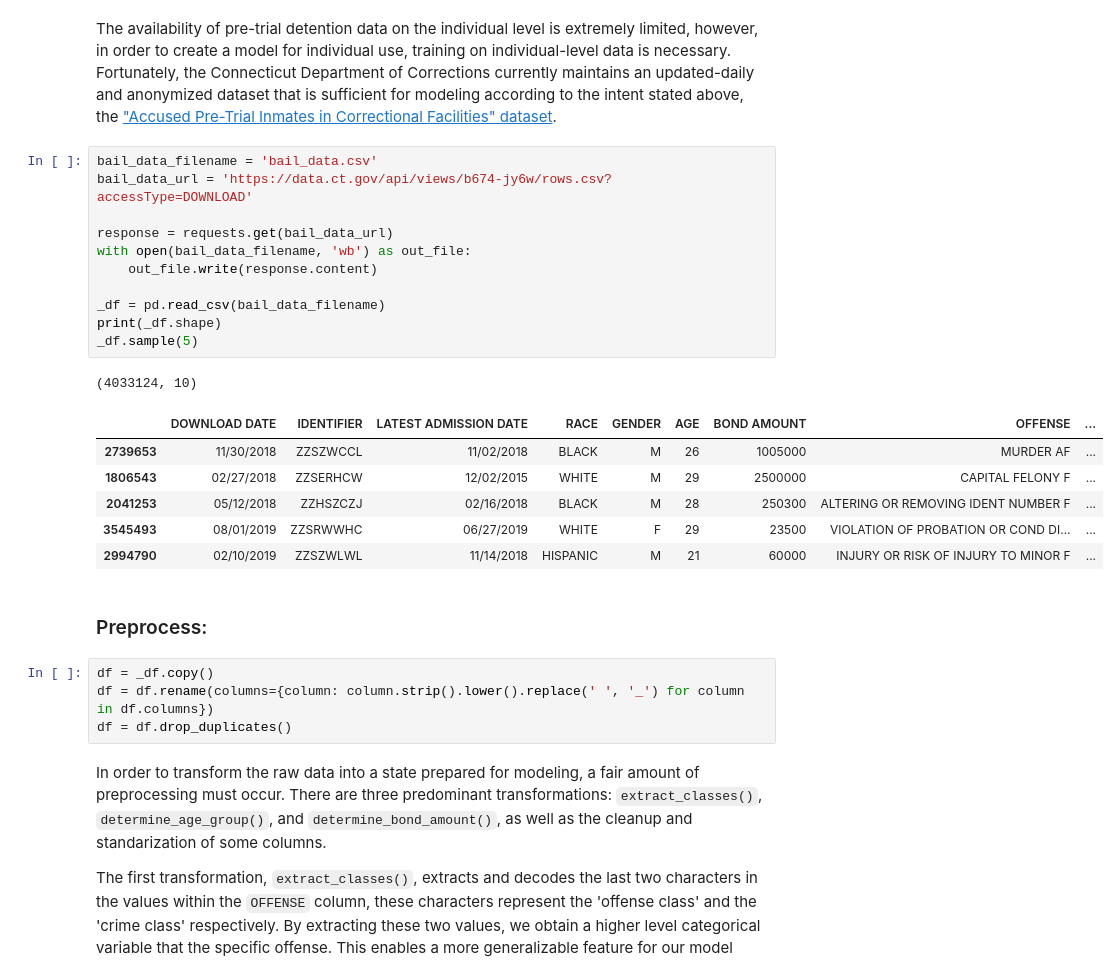
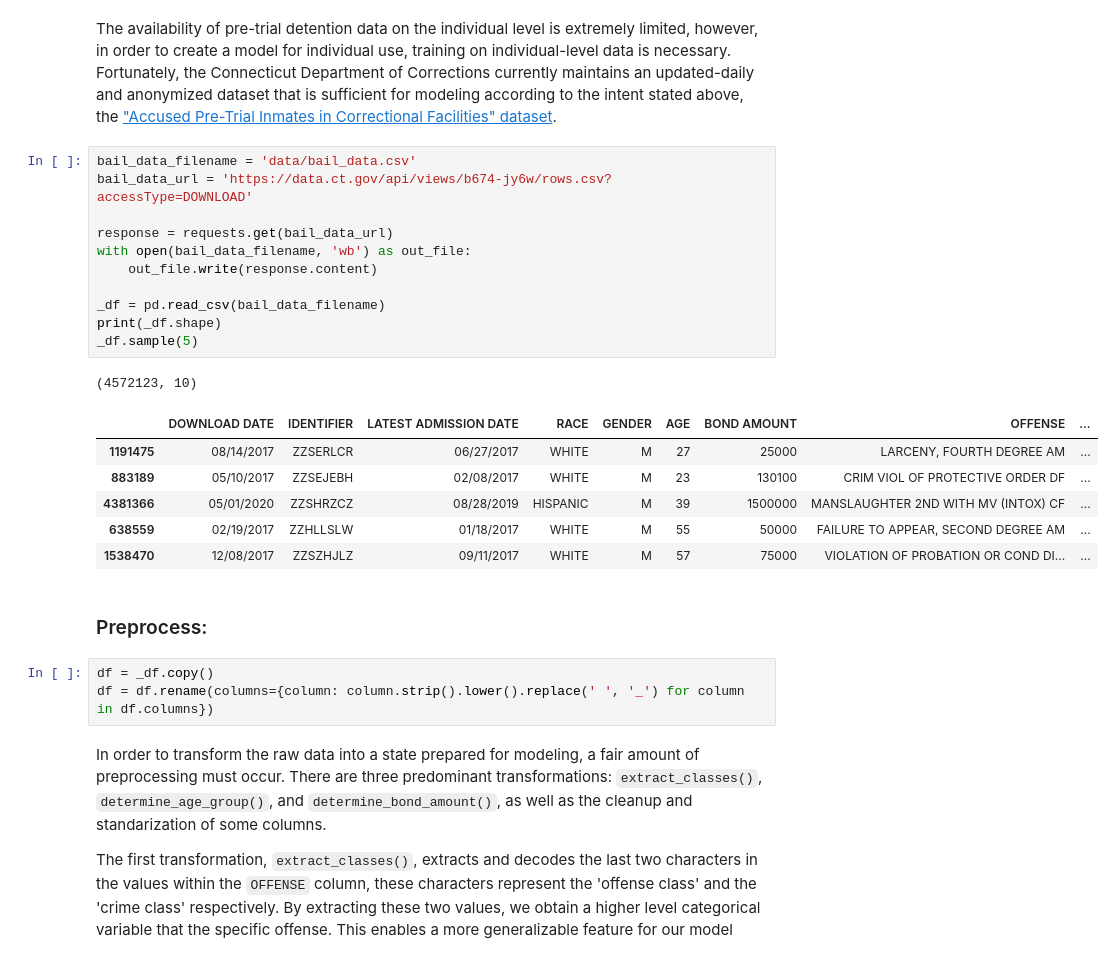
Before and after one commit to free-and-fair-common-sense-algorithms/algorithms, a Jupyter notebook: Bail Amount Algorithm.ipynb, the cells around one changed output. Cells and saved outputs as stored; diff of their text form.

```diff
--- a/Bail Amount Algorithm.ipynb
+++ b/Bail Amount Algorithm.ipynb
@@ -25,30 +26,29 @@ import classifier_report
 # %% [markdown]
 The availability of pre-trial detention data on the individual level is extremely limited, however, in order to create a model for individual use, training on individual-level data is necessary. Fortunately, the Connecticut Department of Corrections currently maintains an updated-daily and anonymized dataset that is sufficient for modeling according to the intent stated above, the ["Accused Pre-Trial Inmates in Correctional Facilities" dataset](https://data.ct.gov/Public-Safety/Accused-Pre-Trial-Inmates-in-Correctional-Faciliti/b674-jy6w).
 # %%
-bail_data_filename = 'bail_data.csv'
+bail_data_filename = 'data/bail_data.csv'
 bail_data_url = 'https://data.ct.gov/api/views/b674-jy6w/rows.csv?accessType=DOWNLOAD'
 
 response = requests.get(bail_data_url)
 with open(bail_data_filename, 'wb') as out_file:
     out_file.write(response.content)
 
 _df = pd.read_csv(bail_data_filename)
 print(_df.shape)
 _df.sample(5)
 # %% [output]
-(4033124, 10)
+(4572123, 10)
 |  | DOWNLOAD DATE | IDENTIFIER | LATEST ADMISSION DATE | RACE | GENDER | AGE | BOND AMOUNT | OFFENSE | ... |
-| 2739653 | 11/30/2018 | ZZSZWCCL | 11/02/2018 | BLACK | M | 26 | 1005000 | MURDER AF | ... |
-| 1806543 | 02/27/2018 | ZZSERHCW | 12/02/2015 | WHITE | M | 29 | 2500000 | CAPITAL FELONY F | ... |
-| 2041253 | 05/12/2018 | ZZHSZCZJ | 02/16/2018 | BLACK | M | 28 | 250300 | ALTERING OR REMOVING IDENT NUMBER F | ... |
-| 3545493 | 08/01/2019 | ZZSRWWHC | 06/27/2019 | WHITE | F | 29 | 23500 | VIOLATION OF PROBATION OR COND DI... | ... |
-| 2994790 | 02/10/2019 | ZZSZWLWL | 11/14/2018 | HISPANIC | M | 21 | 60000 | INJURY OR RISK OF INJURY TO MINOR F | ... |
+| 1191475 | 08/14/2017 | ZZSERLCR | 06/27/2017 | WHITE | M | 27 | 25000 | LARCENY, FOURTH DEGREE AM | ... |
+| 883189 | 05/10/2017 | ZZSEJEBH | 02/08/2017 | WHITE | M | 23 | 130100 | CRIM VIOL OF PROTECTIVE ORDER DF | ... |
+| 4381366 | 05/01/2020 | ZZSHRZCZ | 08/28/2019 | HISPANIC | M | 39 | 1500000 | MANSLAUGHTER 2ND WITH MV (INTOX) CF | ... |
+| 638559 | 02/19/2017 | ZZHLLSLW | 01/18/2017 | WHITE | M | 55 | 50000 | FAILURE TO APPEAR, SECOND DEGREE AM | ... |
+| 1538470 | 12/08/2017 | ZZSZHJLZ | 09/11/2017 | WHITE | M | 57 | 75000 | VIOLATION OF PROBATION OR COND DI... | ... |
 # %% [markdown]
 ### Preprocess:
 # %%
 df = _df.copy()
 df = df.rename(columns={column: column.strip().lower().replace(' ', '_') for column in df.columns})
-df = df.drop_duplicates()
 # %% [markdown]
 In order to transform the raw data into a state prepared for modeling, a fair amount of preprocessing must occur. There are three predominant transformations: `extract_classes()`,  `determine_age_group()`, and `determine_bond_amount()`, as well as the cleanup and standarization of some columns.
 
```
Also changed, not shown: parts of 10 cells of this notebook, 9 other files.
